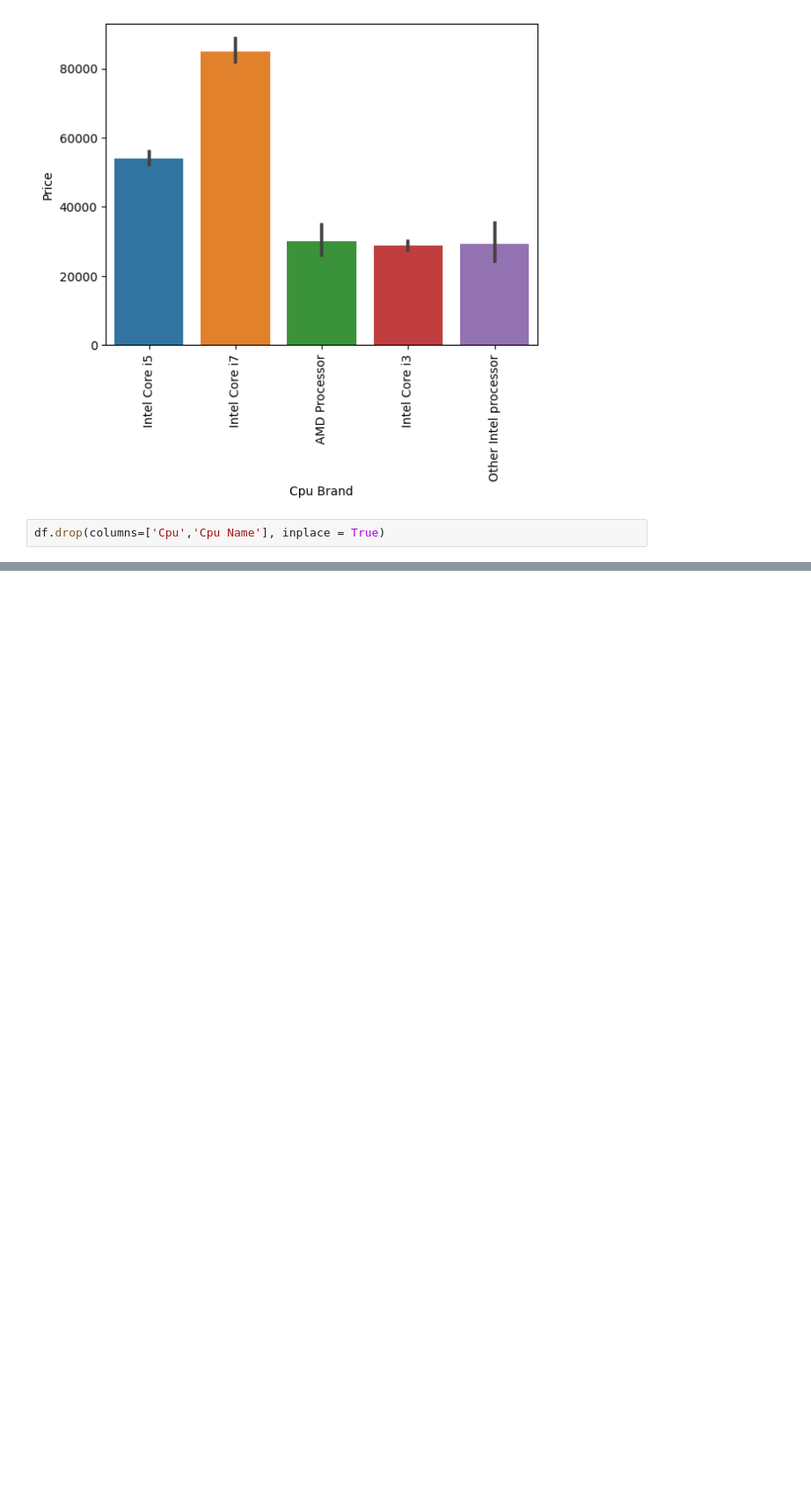
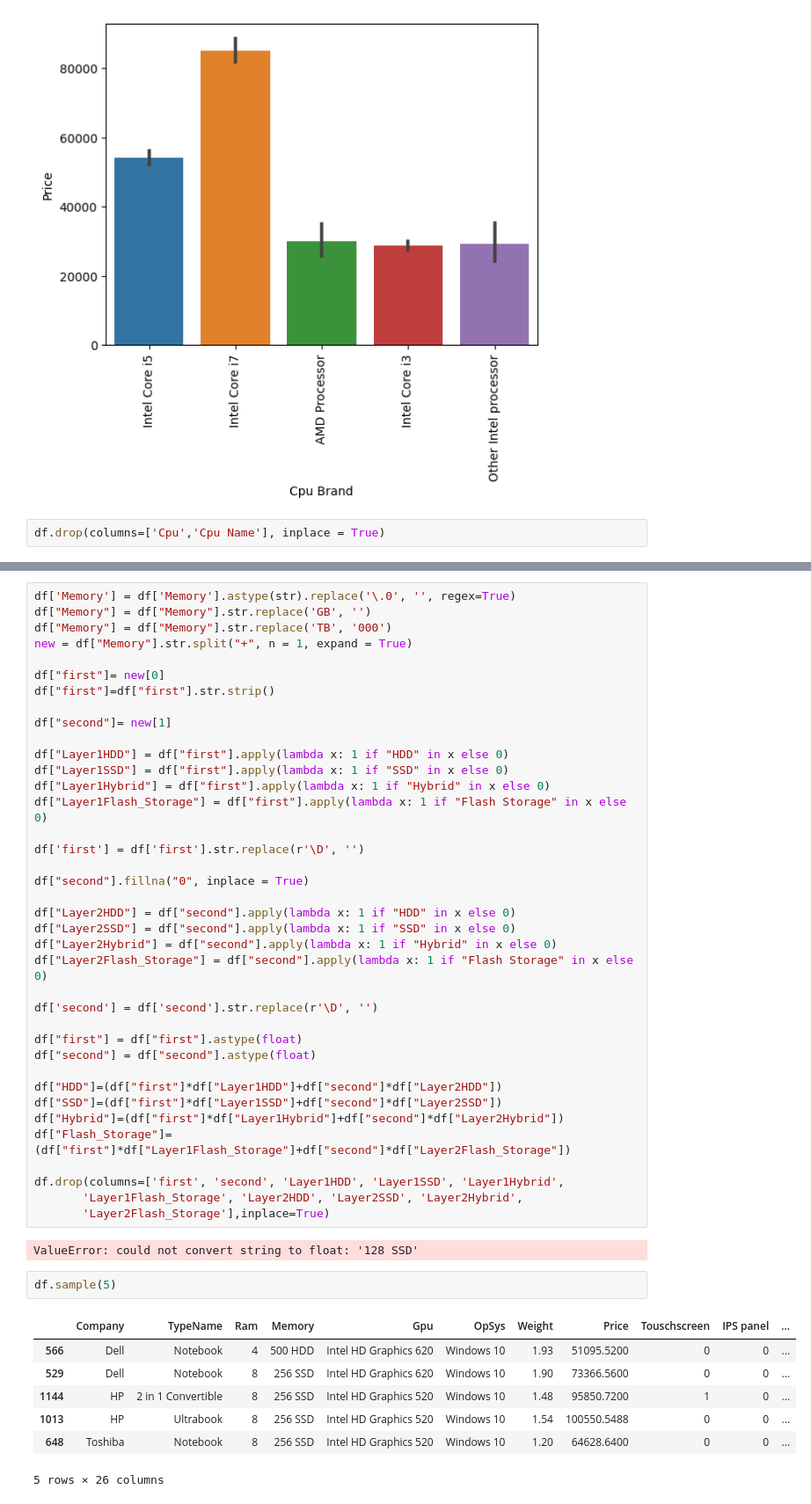
Before and after one commit to 27priyanshu/Laptop_predictor, a Jupyter notebook: Laptop-price-predictor.ipynb, the cells around one changed output, grey strips where cells are left out. Shown at 88% size. Saved outputs shown, nothing was run; the diff lists cells and outputs as text; blank space fills up the shorter version.

```diff
--- a/Laptop-price-predictor.ipynb
+++ b/Laptop-price-predictor.ipynb
@@ -483,0 +515,50 @@ df.head()
+# %%
+df['Memory'] = df['Memory'].astype(str).replace('\.0', '', regex=True)
+df["Memory"] = df["Memory"].str.replace('GB', '')
+df["Memory"] = df["Memory"].str.replace('TB', '000')
+new = df["Memory"].str.split("+", n = 1, expand = True)
+
+df["first"]= new[0]
+df["first"]=df["first"].str.strip()
+
+df["second"]= new[1]
+
+df["Layer1HDD"] = df["first"].apply(lambda x: 1 if "HDD" in x else 0)
+df["Layer1SSD"] = df["first"].apply(lambda x: 1 if "SSD" in x else 0)
+df["Layer1Hybrid"] = df["first"].apply(lambda x: 1 if "Hybrid" in x else 0)
+df["Layer1Flash_Storage"] = df["first"].apply(lambda x: 1 if "Flash Storage" in x else 0)
+
+df['first'] = df['first'].str.replace(r'\D', '')
+
+df["second"].fillna("0", inplace = True)
+
+df["Layer2HDD"] = df["second"].apply(lambda x: 1 if "HDD" in x else 0)
+df["Layer2SSD"] = df["second"].apply(lambda x: 1 if "SSD" in x else 0)
+df["Layer2Hybrid"] = df["second"].apply(lambda x: 1 if "Hybrid" in x else 0)
+df["Layer2Flash_Storage"] = df["second"].apply(lambda x: 1 if "Flash Storage" in x else 0)
+
+df['second'] = df['second'].str.replace(r'\D', '')
+
+df["first"] = df["first"].astype(float)
+df["second"] = df["second"].astype(float)
+
+df["HDD"]=(df["first"]*df["Layer1HDD"]+df["second"]*df["Layer2HDD"])
+df["SSD"]=(df["first"]*df["Layer1SSD"]+df["second"]*df["Layer2SSD"])
+df["Hybrid"]=(df["first"]*df["Layer1Hybrid"]+df["second"]*df["Layer2Hybrid"])
+df["Flash_Storage"]=(df["first"]*df["Layer1Flash_Storage"]+df["second"]*df["Layer2Flash_Storage"])
+
+df.drop(columns=['first', 'second', 'Layer1HDD', 'Layer1SSD', 'Layer1Hybrid',
+       'Layer1Flash_Storage', 'Layer2HDD', 'Layer2SSD', 'Layer2Hybrid',
+       'Layer2Flash_Storage'],inplace=True)
+# %% [output]
+ValueError: could not convert string to float: '128 SSD'
+# %%
+df.sample(5)
+# %% [output]
+|  | Company | TypeName | Ram | Memory | Gpu | OpSys | Weight | Price | Touschscreen | IPS panel | ... |
+| 566 | Dell | Notebook | 4 | 500 HDD | Intel HD Graphics 620 | Windows 10 | 1.93 | 51095.5200 | 0 | 0 | ... |
+| 529 | Dell | Notebook | 8 | 256 SSD | Intel HD Graphics 620 | Windows 10 | 1.90 | 73366.5600 | 0 | 0 | ... |
+| 1144 | HP | 2 in 1 Convertible | 8 | 256 SSD | Intel HD Graphics 520 | Windows 10 | 1.48 | 95850.7200 | 1 | 0 | ... |
+| 1013 | HP | Ultrabook | 8 | 256 SSD | Intel HD Graphics 520 | Windows 10 | 1.54 | 100550.5488 | 0 | 0 | ... |
+| 648 | Toshiba | Notebook | 8 | 256 SSD | Intel HD Graphics 520 | Windows 10 | 1.20 | 64628.6400 | 0 | 0 | ... |
+5 rows × 26 columns
```
Also changed, not shown: parts of 8 cells of this notebook.
